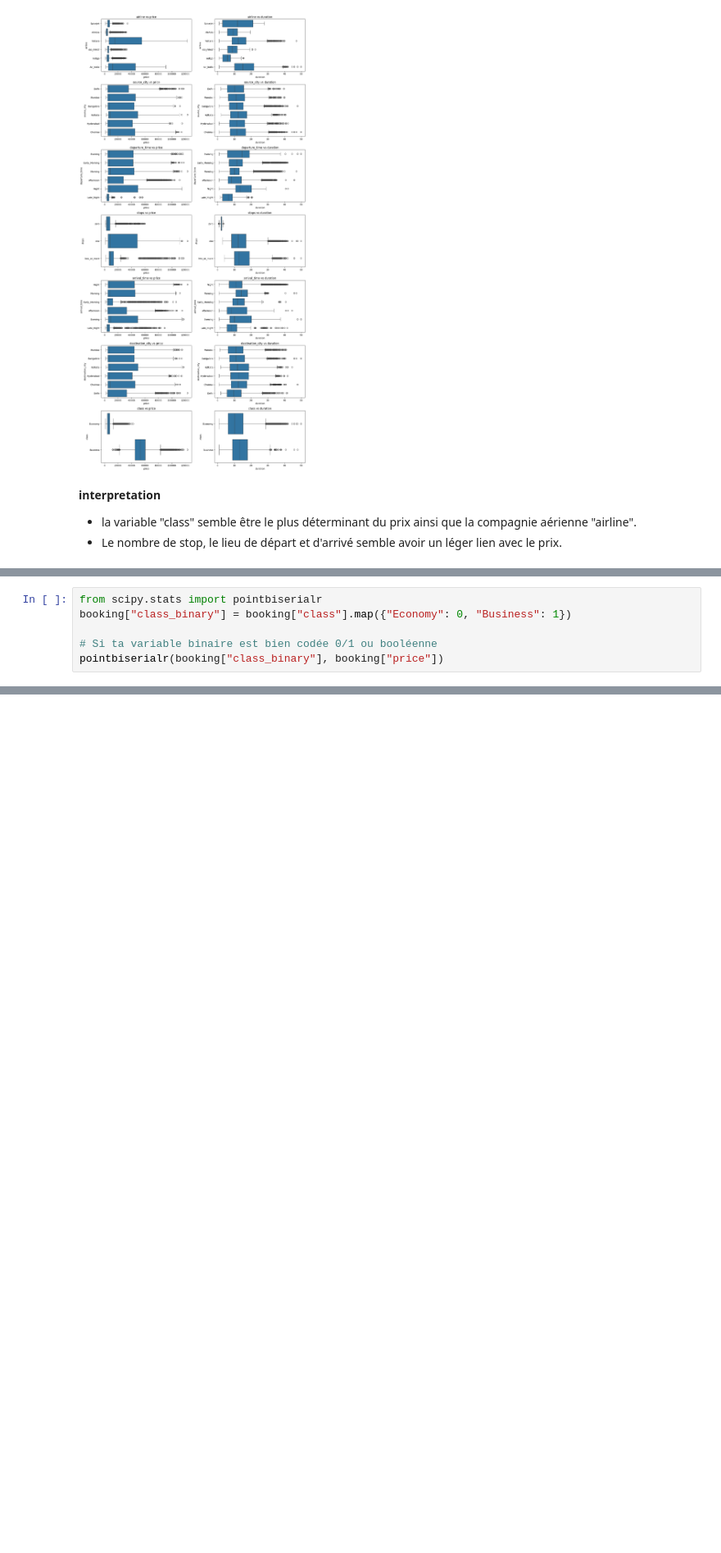
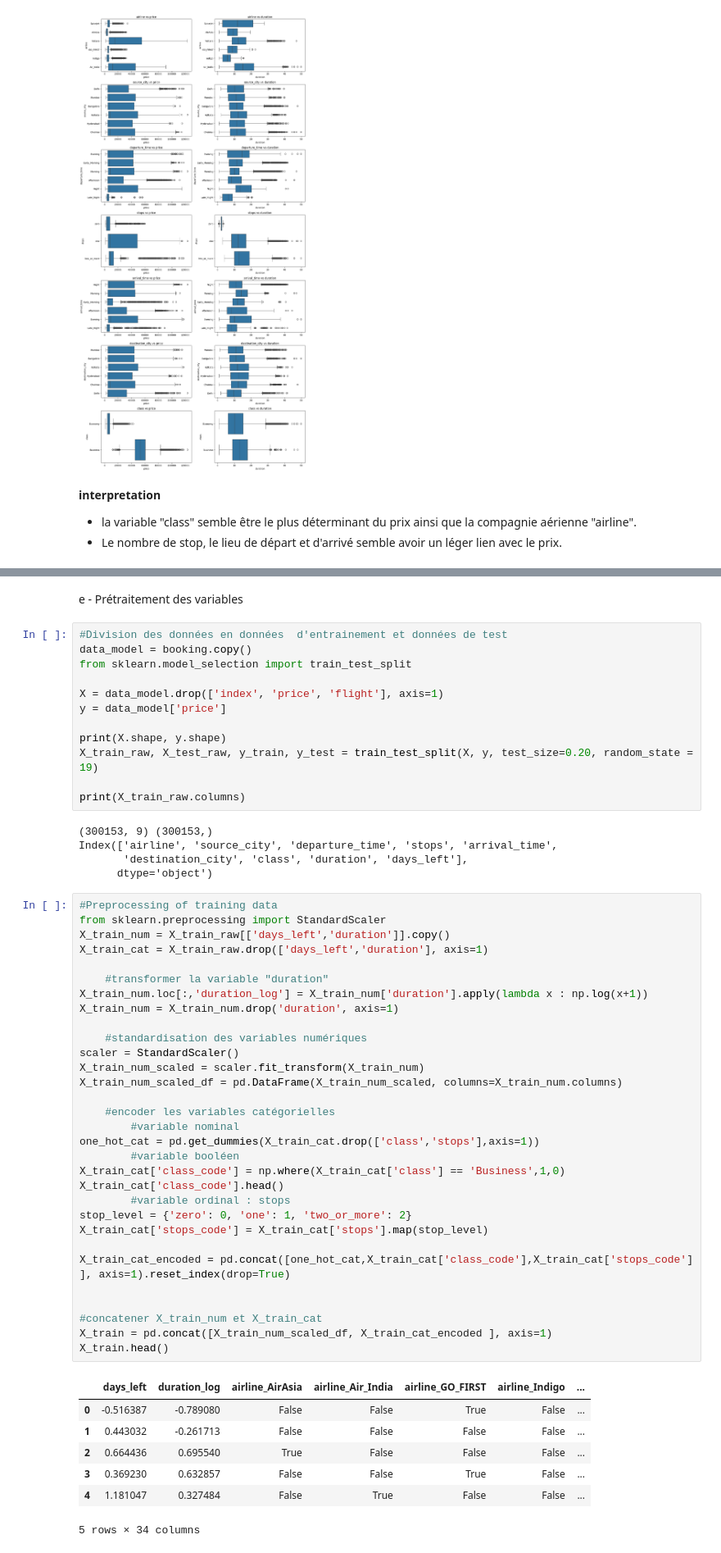
Before and after one commit to Tahina-Razaf/Booking_India, a Jupyter notebook: Booking_India_analysis.ipynb, the cells around one changed output, grey strips where cells are left out. Shown: that part at 82% size. Saved outputs shown, nothing was run; the diff lists cells and outputs as text; blank space fills up the shorter version.

```diff
--- a/Booking_India_analysis.ipynb
+++ b/Booking_India_analysis.ipynb
@@ -427,6 +435,0 @@ interpretation test ANOVA :
-# %%
-from scipy.stats import pointbiserialr
-booking["class_binary"] = booking["class"].map({"Economy": 0, "Business": 1})
-
-# Si ta variable binaire est bien codée 0/1 ou booléenne
-pointbiserialr(booking["class_binary"], booking["price"])
@@ -434,0 +499,58 @@ SignificanceResult(statistic=np.float64(0.9378603239059062), pvalue=np.float64(0
+# %% [markdown]
+e - Prétraitement des variables
+# %%
+#Division des données en données  d'entrainement et données de test
+data_model = booking.copy()
+from sklearn.model_selection import train_test_split
+
+X = data_model.drop(['index', 'price', 'flight'], axis=1)
+y = data_model['price']
+
+print(X.shape, y.shape)
+X_train_raw, X_test_raw, y_train, y_test = train_test_split(X, y, test_size=0.20, random_state = 19)
+
+print(X_train_raw.columns)
+# %% [output]
+(300153, 9) (300153,)
+Index(['airline', 'source_city', 'departure_time', 'stops', 'arrival_time',
+       'destination_city', 'class', 'duration', 'days_left'],
+      dtype='object')
+# %%
+#Preprocessing of training data
+from sklearn.preprocessing import StandardScaler
+X_train_num = X_train_raw[['days_left','duration']].copy()
+X_train_cat = X_train_raw.drop(['days_left','duration'], axis=1)
+
+    #transformer la variable "duration"
+X_train_num.loc[:,'duration_log'] = X_train_num['duration'].apply(lambda x : np.log(x+1))
+X_train_num = X_train_num.drop('duration', axis=1)
+
+    #standardisation des variables numériques
+scaler = StandardScaler()
+X_train_num_scaled = scaler.fit_transform(X_train_num)
+X_train_num_scaled_df = pd.DataFrame(X_train_num_scaled, columns=X_train_num.columns)
+
+    #encoder les variables catégorielles
+        #variable nominal
+one_hot_cat = pd.get_dummies(X_train_cat.drop(['class','stops'],axis=1))
+        #variable booléen
+X_train_cat['class_code'] = np.where(X_train_cat['class'] == 'Business',1,0)
+X_train_cat['class_code'].head()
+        #variable ordinal : stops
+stop_level = {'zero': 0, 'one': 1, 'two_or_more': 2}
+X_train_cat['stops_code'] = X_train_cat['stops'].map(stop_level)
+
+X_train_cat_encoded = pd.concat([one_hot_cat,X_train_cat['class_code'],X_train_cat['stops_code'] ], axis=1).reset_index(drop=True)
+
+
+#concatener X_train_num et X_train_cat
+X_train = pd.concat([X_train_num_scaled_df, X_train_cat_encoded ], axis=1)
+X_train.head()
+# %% [output]
+|  | days_left | duration_log | airline_AirAsia | airline_Air_India | airline_GO_FIRST | airline_Indigo | ... |
+| 0 | -0.516387 | -0.789080 | False | False | True | False | ... |
+| 1 | 0.443032 | -0.261713 | False | False | False | False | ... |
+| 2 | 0.664436 | 0.695540 | True | False | False | False | ... |
+| 3 | 0.369230 | 0.632857 | False | False | True | False | ... |
+| 4 | 1.181047 | 0.327484 | False | True | False | False | ... |
+5 rows × 34 columns
```
Also changed, not shown: parts of 47 cells of this notebook.
